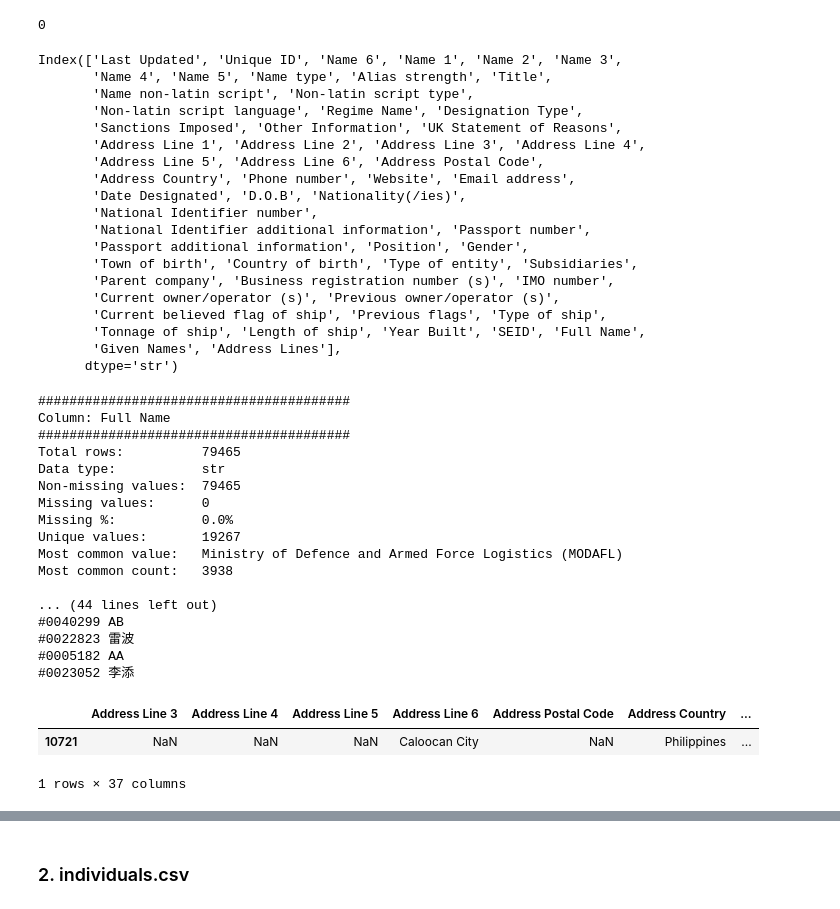
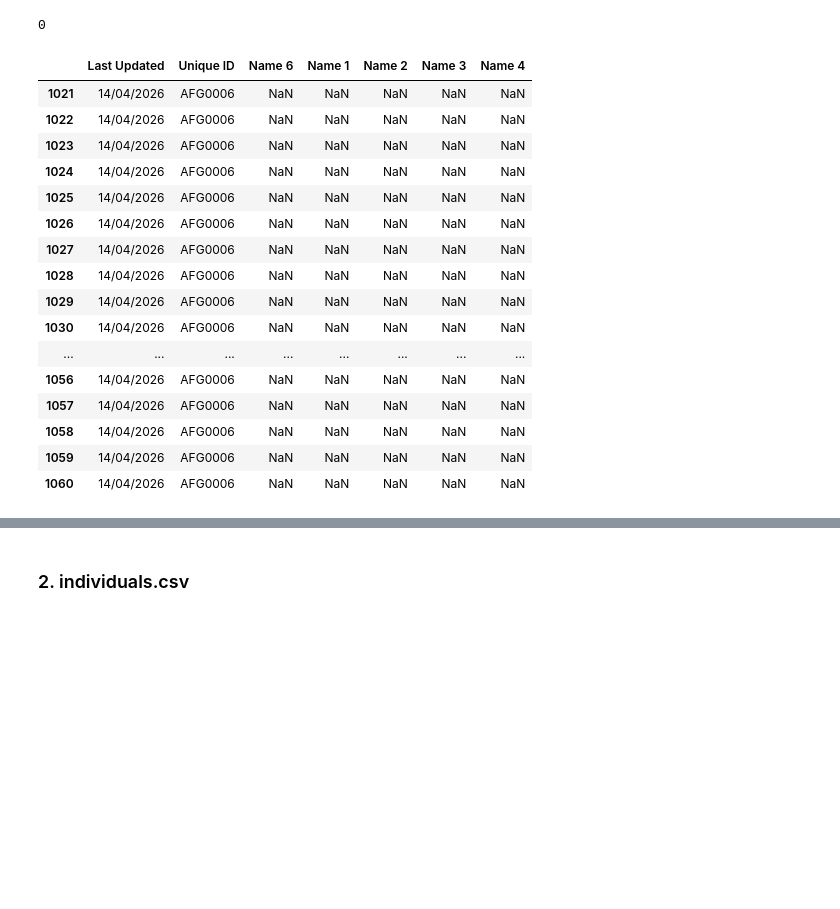
Before and after one commit to aleczd/uk_sanct, a Jupyter notebook: analysis.ipynb, the cells around one changed output, grey strips where cells are left out. Saved outputs shown, nothing was run; the diff lists cells and outputs as text; code cells hidden in the pictures; blank space fills up the shorter version.

```diff
--- a/analysis.ipynb
+++ b/analysis.ipynb
@@ -880,7 +906,7 @@ ii. Process each field
 # %%
-mssg_seid = name_index[name_index["Full Name"].isna()]["SEID"].drop_duplicates()
+mssg = name_index[name_index["Full Name"].isna()]["SEID"].drop_duplicates()
 removable = name_index[
-    (name_index["SEID"].isin(mssg_seid)) &
+    (name_index["SEID"].isin(mssg)) &
     (name_index["Full Name"].notna())
 ]["SEID"].drop_duplicates()
 # %%
@@ -905,23 +932,23 @@ still_mssg = name_index[name_index["Full Name"].isna()]["SEID"].drop_duplicates(
 # %%
-raw_sample.columns
+#raw_sample.columns
-# %% [output]
-Index(['Last Updated', 'Unique ID', 'Name 6', 'Name 1', 'Name 2', 'Name 3',
-       'Name 4', 'Name 5', 'Name type', 'Alias strength', 'Title',
-       'Name non-latin script', 'Non-latin script type',
-       'Non-latin script language', 'Regime Name', 'Designation Type',
-       'Sanctions Imposed', 'Other Information', 'UK Statement of Reasons',
-       'Address Line 1', 'Address Line 2', 'Address Line 3', 'Address Line 4',
-       'Address Line 5', 'Address Line 6', 'Address Postal Code',
-       'Address Country', 'Phone number', 'Website', 'Email address',
-       'Date Designated', 'D.O.B', 'Nationality(/ies)',
-       'National Identifier number',
-       'National Identifier additional information', 'Passport number',
-       'Passport additional information', 'Position', 'Gender',
-       'Town of birth', 'Country of birth', 'Type of entity', 'Subsidiaries',
-       'Parent company', 'Business registration number (s)', 'IMO number',
-       'Current owner/operator (s)', 'Previous owner/operator (s)',
-       'Current believed flag of ship', 'Previous flags', 'Type of ship',
-       'Tonnage of ship', 'Length of ship', 'Year Built', 'SEID', 'Full Name',
-       'Given Names', 'Address Lines'],
-      dtype='str')
+# %%
+raw_sample[raw_sample["SEID"].isin(still_mssg)].iloc[:, :7]
+# %% [output]
+|  | Last Updated | Unique ID | Name 6 | Name 1 | Name 2 | Name 3 | Name 4 |
+| 1021 | 14/04/2026 | AFG0006 | NaN | NaN | NaN | NaN | NaN |
+| 1022 | 14/04/2026 | AFG0006 | NaN | NaN | NaN | NaN | NaN |
+| 1023 | 14/04/2026 | AFG0006 | NaN | NaN | NaN | NaN | NaN |
+| 1024 | 14/04/2026 | AFG0006 | NaN | NaN | NaN | NaN | NaN |
+| 1025 | 14/04/2026 | AFG0006 | NaN | NaN | NaN | NaN | NaN |
+| 1026 | 14/04/2026 | AFG0006 | NaN | NaN | NaN | NaN | NaN |
+| 1027 | 14/04/2026 | AFG0006 | NaN | NaN | NaN | NaN | NaN |
+| 1028 | 14/04/2026 | AFG0006 | NaN | NaN | NaN | NaN | NaN |
+| 1029 | 14/04/2026 | AFG0006 | NaN | NaN | NaN | NaN | NaN |
+| 1030 | 14/04/2026 | AFG0006 | NaN | NaN | NaN | NaN | NaN |
+| ... | ... | ... | ... | ... | ... | ... | ... |
+| 1056 | 14/04/2026 | AFG0006 | NaN | NaN | NaN | NaN | NaN |
+| 1057 | 14/04/2026 | AFG0006 | NaN | NaN | NaN | NaN | NaN |
+| 1058 | 14/04/2026 | AFG0006 | NaN | NaN | NaN | NaN | NaN |
+| 1059 | 14/04/2026 | AFG0006 | NaN | NaN | NaN | NaN | NaN |
+| 1060 | 14/04/2026 | AFG0006 | NaN | NaN | NaN | NaN | NaN |
 # %%
@@ -938,26 +957,4 @@ name_index = name_index[~(
 # %%
-profile_column(name_index, "Full Name", key=["SEID"])
+#profile_column(name_index, "Full Name", key=["SEID"])
-# %% [output]
-########################################
-Column: Full Name
-########################################
-Total rows:          79465
-Data type:           str
-Non-missing values:  79465
-Missing values:      0
-Missing %:           0.0%
-Unique values:       19267
-Most common value:   Ministry of Defence and Armed Force Logistics (MODAFL)
-Most common count:   3938
-
-... (44 lines left out)
-#0040299 AB
-#0022823 雷波
-#0005182 AA
-#0023052 李添
 # %%
-raw_sample[raw_sample["SEID"] == "#0010721"].iloc[:,21:]
+#raw_sample[raw_sample["SEID"] == "#0040983"].iloc[:,:]
-# %% [output]
-|  | Address Line 3 | Address Line 4 | Address Line 5 | Address Line 6 | Address Postal Code | Address Country | ... |
-| 10721 | NaN | NaN | NaN | Caloocan City | NaN | Philippines | ... |
-1 rows × 37 columns
```
Also changed, not shown: parts of 94 cells of this notebook.
